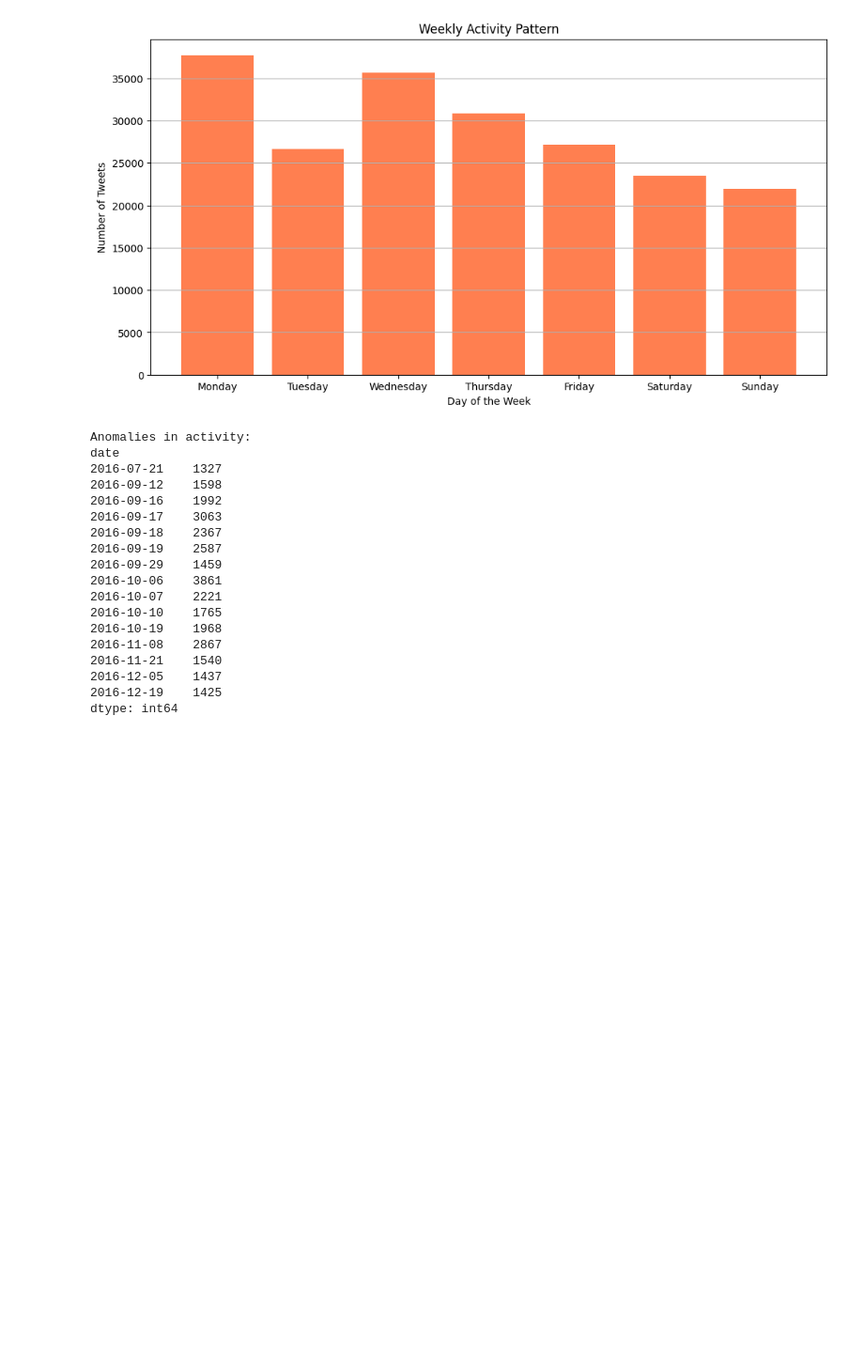
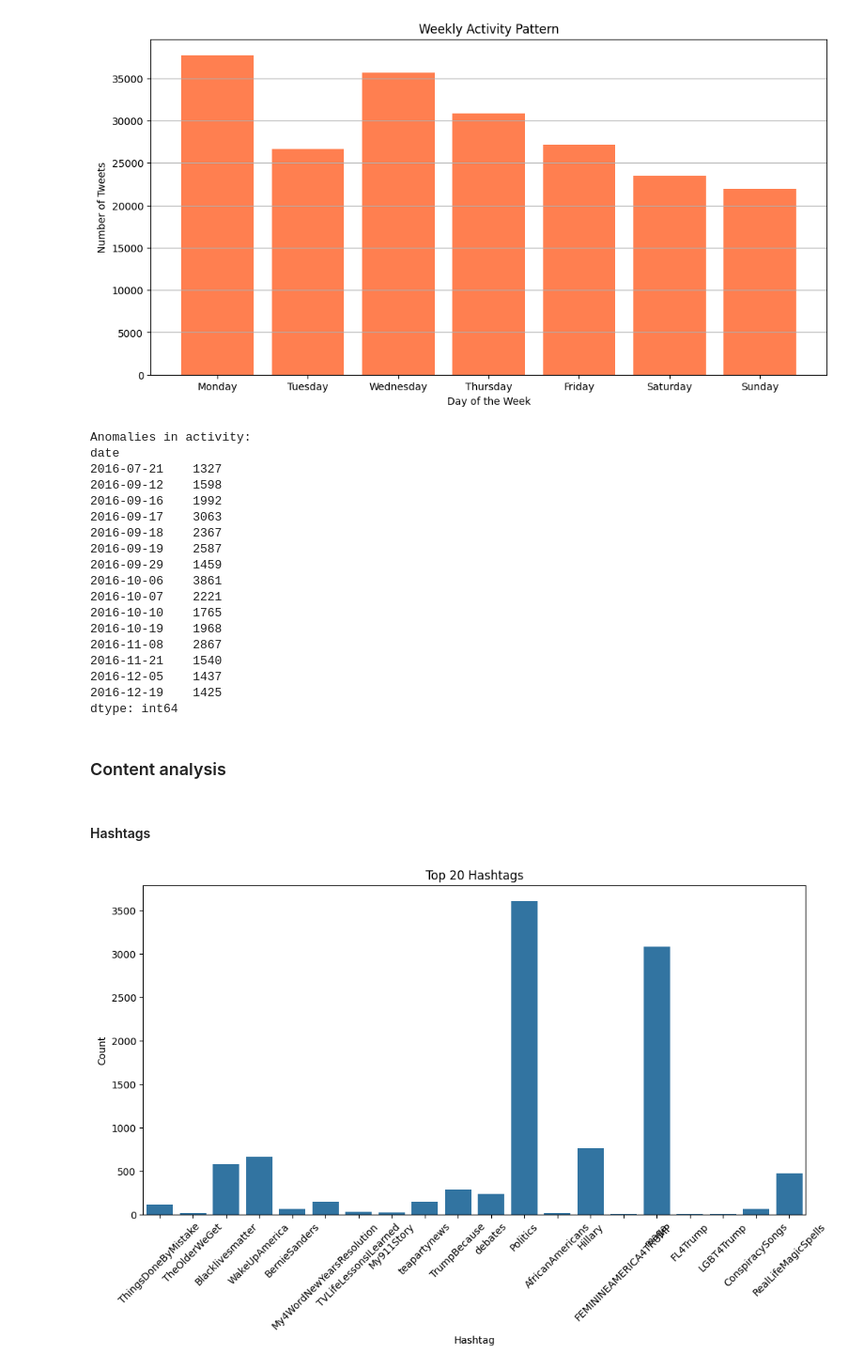
Before and after one commit to salveendutt/Social-Networks, a Jupyter notebook: lab12/proj.ipynb, the cells around one changed output. Shown at 94% size. Cells and saved outputs as stored; diff of their text form; code cells hidden in the pictures; blank space fills up the shorter version.

Commit message:
sentiment

```diff
--- a/lab12/proj.ipynb
+++ b/lab12/proj.ipynb
@@ -14,5 +18,14 @@ import seaborn as sns
 # %%
 # Created with a bit of help from GitHub Copilot
+
+
+def categorize_sentiment(score):
+    if score > 0.1:
+        return "positive"
+    elif score < -0.1:
+        return "negative"
+    else:
+        return "neutral"
 
 
 def load_twitter_data(url):
@@ -42,6 +55,14 @@ def user_behavior_analysis(df):
     df["month"] = df["created_at"].dt.month
     df["year"] = df["created_at"].dt.year
     return user_activity
+
+
+def content_analysis(df):
+    hashtag_counts = Counter([tag for tags in df["hashtags"] for tag in tags])
+    df["sentiment"] = (
+        df["text"].fillna("").apply(lambda x: TextBlob(x).sentiment.polarity)
+    )
+    return hashtag_counts
 
 
 def create_interaction_network(df):
@@ -327,3 +348,20 @@ date
 2016-12-05    1437
 2016-12-19    1425
 dtype: int64
+# %% [markdown]
+### Content analysis
+# %%
+hashtag_counts = content_analysis(df)
+# %% [markdown]
+#### Hashtags
+# %%
+hashtags_df = pd.DataFrame(hashtag_counts.items(), columns=["hashtag", "count"])
+plt.figure(figsize=(12, 6))
+sns.barplot(x="hashtag", y="count", data=hashtags_df.head(20))
+plt.title("Top 20 Hashtags")
+plt.xlabel("Hashtag")
+plt.ylabel("Count")
+plt.xticks(rotation=45)
+plt.show()
+# %% [output]
+[figure, added]
```
Also changed, not shown: parts of 12 cells of this notebook.
